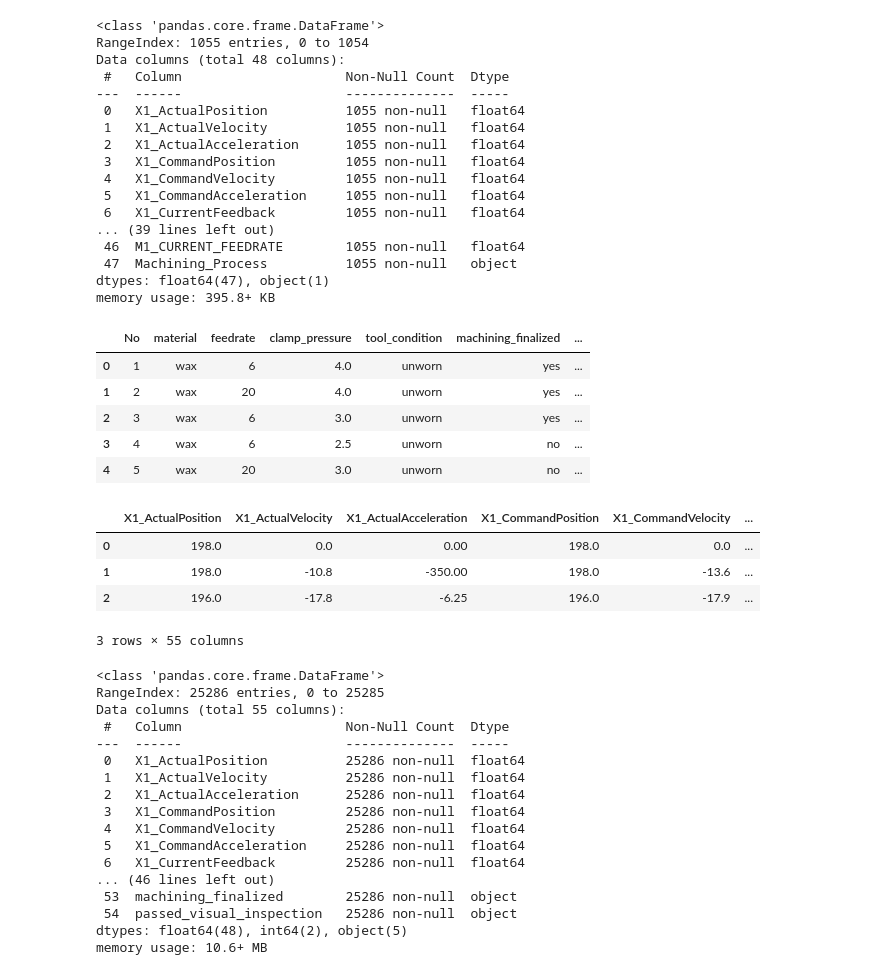
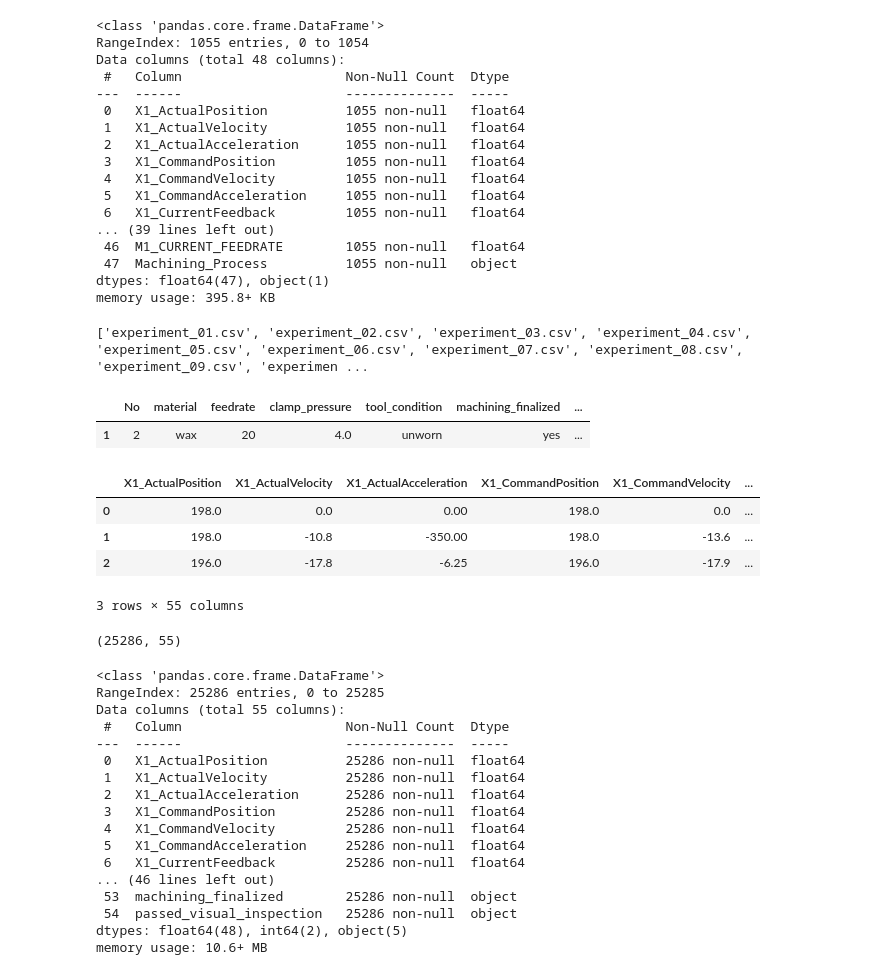
Before and after one commit to ie-ai-class/ai-2564-1, a Jupyter notebook: Topic 02 - Classification/T14_Perceptron_CNC.ipynb, the cells around one changed output. Drawn from its saved outputs; the diff is of its cells as text; code cells hidden in the pictures.

```diff
--- a/Topic 02 - Classification/T14_Perceptron_CNC.ipynb
+++ b/Topic 02 - Classification/T14_Perceptron_CNC.ipynb
@@ -69,26 +131,26 @@ Data columns (total 48 columns):
  47  Machining_Process          1055 non-null   object
 dtypes: float64(47), object(1)
 memory usage: 395.8+ KB
-# %%
-experiment_result['passed_visual_inspection'] = experiment_result['passed_visual_inspection'].fillna('no')
-experiment_result.head()
-# %% [output]
-|  | No | material | feedrate | clamp_pressure | tool_condition | machining_finalized | ... |
-| 0 | 1 | wax | 6 | 4.0 | unworn | yes | ... |
-| 1 | 2 | wax | 20 | 4.0 | unworn | yes | ... |
-| 2 | 3 | wax | 6 | 3.0 | unworn | yes | ... |
-| 3 | 4 | wax | 6 | 2.5 | unworn | no | ... |
-| 4 | 5 | wax | 20 | 3.0 | unworn | no | ... |
+# %%
+filenames = [f'experiment_0{i}.csv' if i < 10 else f'experiment_{i}.csv' for i in range(1,19)]
+print(filenames)
+# %% [output]
+['experiment_01.csv', 'experiment_02.csv', 'experiment_03.csv', 'experiment_04.csv', 'experiment_05.csv', 'experiment_06.csv', 'experiment_07.csv', 'experiment_08.csv', 'experiment_09.csv', 'experimen ...
+# %%
+exp_result_row
+# %% [output]
+|  | No | material | feedrate | clamp_pressure | tool_condition | machining_finalized | ... |
+| 1 | 2 | wax | 20 | 4.0 | unworn | yes | ... |
 # %%
 frames = []
-for i in range(1,19):
+for (idx, filename) in zip(range(1,19), filenames):
     #load files
-    exp_num = '0' + str(i) if i < 10 else str(i)
-    frame = pd.read_csv(dataFolder + f"experiment_{exp_num}.csv")
+    frame = pd.read_csv(dataFolder + filename)
 
     #load each experiment result row
-    exp_result_row = experiment_result[experiment_result['No'] == i]
-    frame['exp_num'] = i
+    filt = experiment_result['No'] == idx
+    exp_result_row = experiment_result[filt]
+    frame['exp_num'] = idx
 
     #add experiment settings to features
     frame['material'] = exp_result_row.iloc[0]['material']
@@ -103,13 +165,15 @@ for i in range(1,19):
     frames.append(frame)
 
 df = pd.concat(frames, ignore_index = True)
-df.head(3)
+display(df.head(3))
+print(df.shape)
 # %% [output]
 |  | X1_ActualPosition | X1_ActualVelocity | X1_ActualAcceleration | X1_CommandPosition | X1_CommandVelocity | ... |
 | 0 | 198.0 | 0.0 | 0.00 | 198.0 | 0.0 | ... |
 | 1 | 198.0 | -10.8 | -350.00 | 198.0 | -13.6 | ... |
 | 2 | 196.0 | -17.8 | -6.25 | 196.0 | -17.9 | ... |
 3 rows × 55 columns
+(25286, 55)
 # %%
 df.info()
 # %% [output]
```
Also changed, not shown: parts of 5 cells of this notebook.
